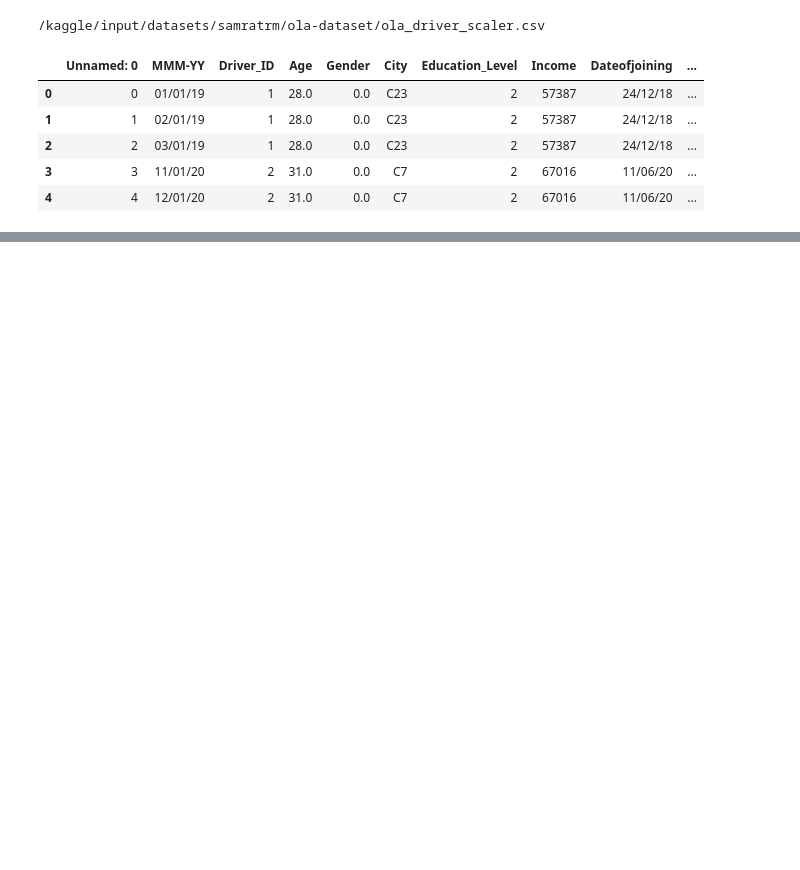
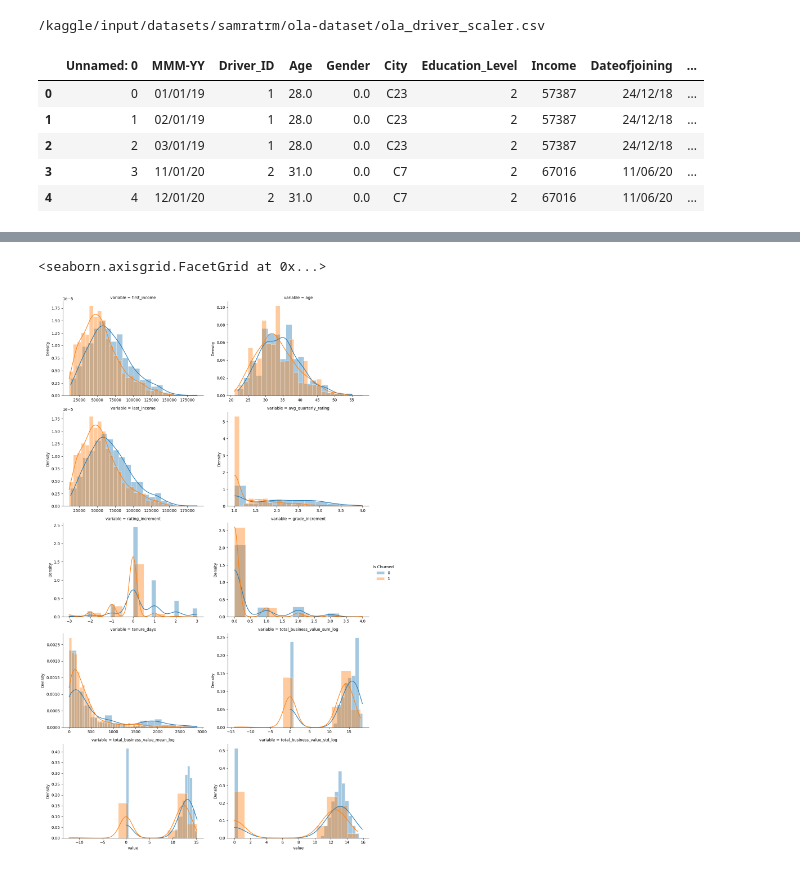
Before and after one commit to samrat-rm/Brain-Cache, a Jupyter notebook: Business_case_study/OLA_Drivers_Ensemble.ipynb, the cells around one changed output, grey strips where cells are left out. Cells and saved outputs as stored; diff of their text form; code cells hidden in the pictures; blank space fills up the shorter version.

```diff
--- a/Business_case_study/OLA_Drivers_Ensemble.ipynb
+++ b/Business_case_study/OLA_Drivers_Ensemble.ipynb
@@ -70,0 +504,3 @@ df.head()
+# %%
+bivariate_f = pd.melt(driver_df, id_vars=['is_churned'], value_vars=num_feats)
+bivariate_f.head()
@@ -70,0 +514,7 @@ df.head()
+# %%
+bivariate_g = sns.FacetGrid(bivariate_f, col="variable", col_wrap=2, hue="is_churned", palette=['#1f77b4', '#ff7f0e'], sharex=False, sharey=False, height=4, aspect=1.5)
+bivariate_g.map_dataframe(sns.histplot, x="value", kde=True, alpha=0.4, edgecolor="white", linewidth=0.5, stat="density", common_norm=False)
+bivariate_g.add_legend(title="Is Churned")
+# %% [output]
+<seaborn.axisgrid.FacetGrid at 0x...>
+[figure, added]
```
Also changed, not shown: parts of 66 cells of this notebook.
